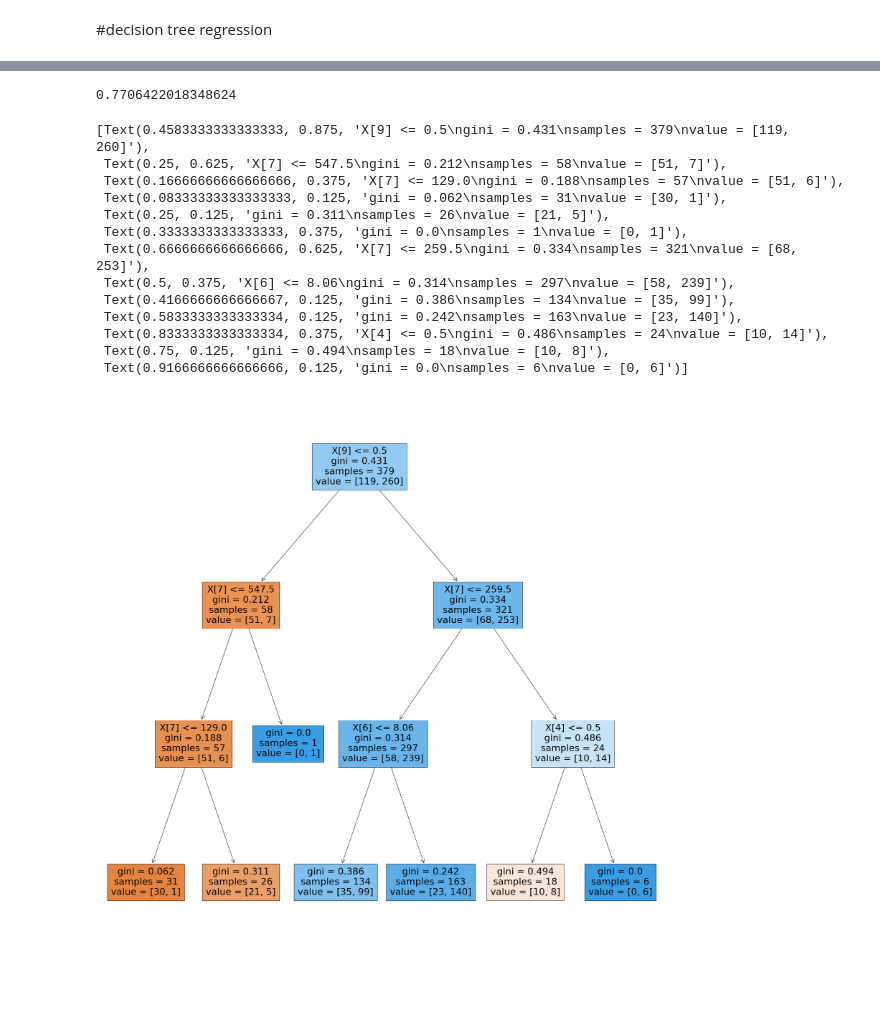
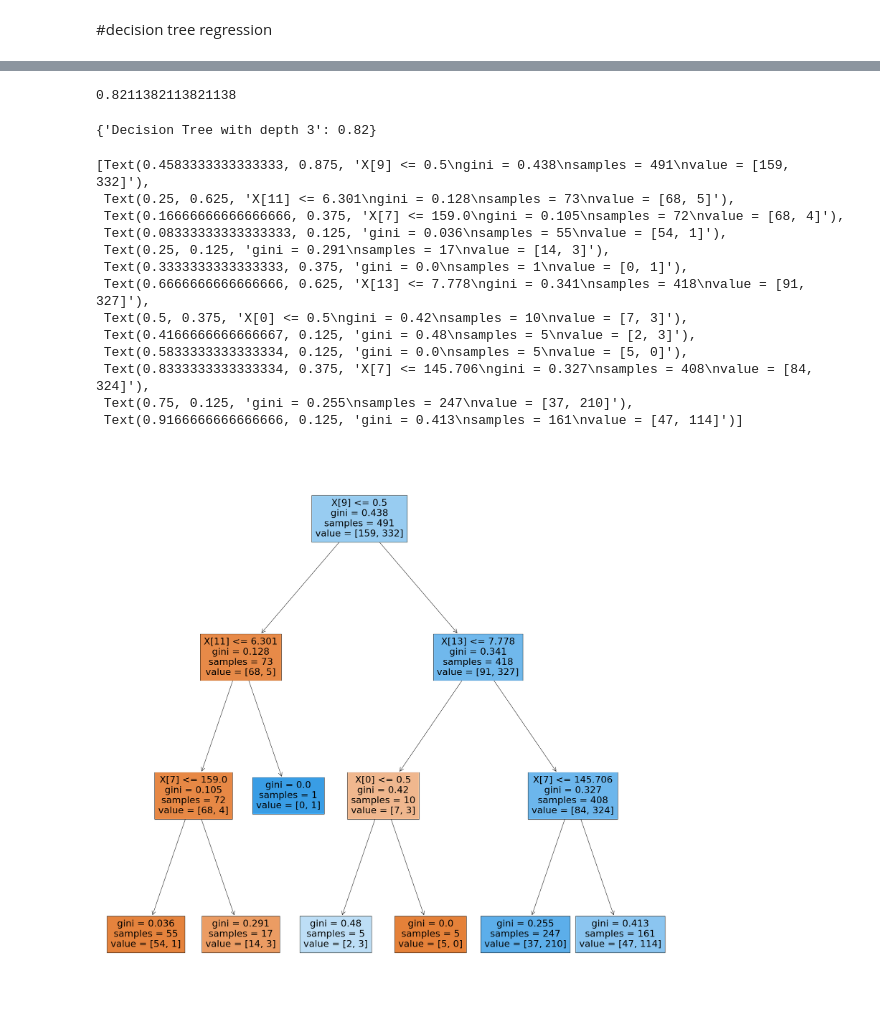
Before and after one commit to Salma11557/My-Codes, a Jupyter notebook: AI_project.ipynb, the cells around one changed output, grey strips where cells are left out. Saved outputs shown, nothing was run; the diff lists cells and outputs as text; code cells hidden in the pictures; blank space fills up the shorter version.

```diff
--- a/AI_project.ipynb
+++ b/AI_project.ipynb
@@ -122,0 +185,2 @@ dtype: int64
+# %%
+df['TotalIncome_log']=np.log(df['TotalIncome'])
@@ -386,7 +413,4 @@ print(x,x.shape)
 # %%
-x_train,x_test,y_train,y_test=train_test_split(x,y,test_size=0.3,random_state=0)
-print(x_train.size,
-x_test.size,
-y_train.size,
-y_test.size)
+x_train,x_test,y_train,y_test=train_test_split(x,y,test_size=0.2,random_state=0)
+print(x_train.size,x_test.size,y_train.size,y_test.size)
 # %% [output]
@@ -394,8 +418,8 @@ y_test.size)
 # %%
 from sklearn.tree import DecisionTreeClassifier
 # %%
-dt=DecisionTreeClassifier(max_depth=3,random_state=0)
+dt1=DecisionTreeClassifier(max_depth=3,random_state=0)
 # %%
-model2=dt.fit(x_train,y_train)
-pred2=dt.predict(x_test)
+model1=dt1.fit(x_train,y_train)
+pred1=dt1.predict(x_test)
 # %%
@@ -422,26 +445,34 @@ Name: Loan_Status, Length: 163, dtype: int64
-# %%
-dt_result=model2.score(X_test,Y_test)
-print(dt_result)
-# %% [output]
-0.7706422018348624
+# %%
+dt1_result=accuracy_score(pred1,y_test)
+print(dt1_result)
+# %% [output]
+0.8211382113821138
+# %%
+# creating the dataset
+data1 = {'Decision Tree with depth 3':round(dt1_result,2)}
+Algorithm = list(data1.keys())
+values = list(data1.values())
+print(data1)
+# %% [output]
+{'Decision Tree with depth 3': 0.82}
 # %%
 from sklearn.tree import plot_tree
 import matplotlib.pyplot as plt
 # %%
 plt.figure(figsize=(30,30))
-plot_tree(dt,filled=True)
+plot_tree(dt1,filled=True)
 # %% [output]
-[Text(0.4583333333333333, 0.875, 'X[9] <= 0.5\ngini = 0.431\nsamples = 379\nvalue = [119, 260]'),
- Text(0.25, 0.625, 'X[7] <= 547.5\ngini = 0.212\nsamples = 58\nvalue = [51, 7]'),
- Text(0.16666666666666666, 0.375, 'X[7] <= 129.0\ngini = 0.188\nsamples = 57\nvalue = [51, 6]'),
- Text(0.08333333333333333, 0.125, 'gini = 0.062\nsamples = 31\nvalue = [30, 1]'),
- Text(0.25, 0.125, 'gini = 0.311\nsamples = 26\nvalue = [21, 5]'),
+[Text(0.4583333333333333, 0.875, 'X[9] <= 0.5\ngini = 0.438\nsamples = 491\nvalue = [159, 332]'),
+ Text(0.25, 0.625, 'X[11] <= 6.301\ngini = 0.128\nsamples = 73\nvalue = [68, 5]'),
+ Text(0.16666666666666666, 0.375, 'X[7] <= 159.0\ngini = 0.105\nsamples = 72\nvalue = [68, 4]'),
+ Text(0.08333333333333333, 0.125, 'gini = 0.036\nsamples = 55\nvalue = [54, 1]'),
+ Text(0.25, 0.125, 'gini = 0.291\nsamples = 17\nvalue = [14, 3]'),
  Text(0.3333333333333333, 0.375, 'gini = 0.0\nsamples = 1\nvalue = [0, 1]'),
- Text(0.6666666666666666, 0.625, 'X[7] <= 259.5\ngini = 0.334\nsamples = 321\nvalue = [68, 253]'),
- Text(0.5, 0.375, 'X[6] <= 8.06\ngini = 0.314\nsamples = 297\nvalue = [58, 239]'),
- Text(0.4166666666666667, 0.125, 'gini = 0.386\nsamples = 134\nvalue = [35, 99]'),
- Text(0.5833333333333334, 0.125, 'gini = 0.242\nsamples = 163\nvalue = [23, 140]'),
- Text(0.8333333333333334, 0.375, 'X[4] <= 0.5\ngini = 0.486\nsamples = 24\nvalue = [10, 14]'),
- Text(0.75, 0.125, 'gini = 0.494\nsamples = 18\nvalue = [10, 8]'),
- Text(0.9166666666666666, 0.125, 'gini = 0.0\nsamples = 6\nvalue = [0, 6]')]
+ Text(0.6666666666666666, 0.625, 'X[13] <= 7.778\ngini = 0.341\nsamples = 418\nvalue = [91, 327]'),
+ Text(0.5, 0.375, 'X[0] <= 0.5\ngini = 0.42\nsamples = 10\nvalue = [7, 3]'),
+ Text(0.4166666666666667, 0.125, 'gini = 0.48\nsamples = 5\nvalue = [2, 3]'),
+ Text(0.5833333333333334, 0.125, 'gini = 0.0\nsamples = 5\nvalue = [5, 0]'),
+ Text(0.8333333333333334, 0.375, 'X[7] <= 145.706\ngini = 0.327\nsamples = 408\nvalue = [84, 324]'),
+ Text(0.75, 0.125, 'gini = 0.255\nsamples = 247\nvalue = [37, 210]'),
+ Text(0.9166666666666666, 0.125, 'gini = 0.413\nsamples = 161\nvalue = [47, 114]')]
-[figure, old version]
+[figure, new version]
```
Also changed, not shown: parts of 71 cells of this notebook.
